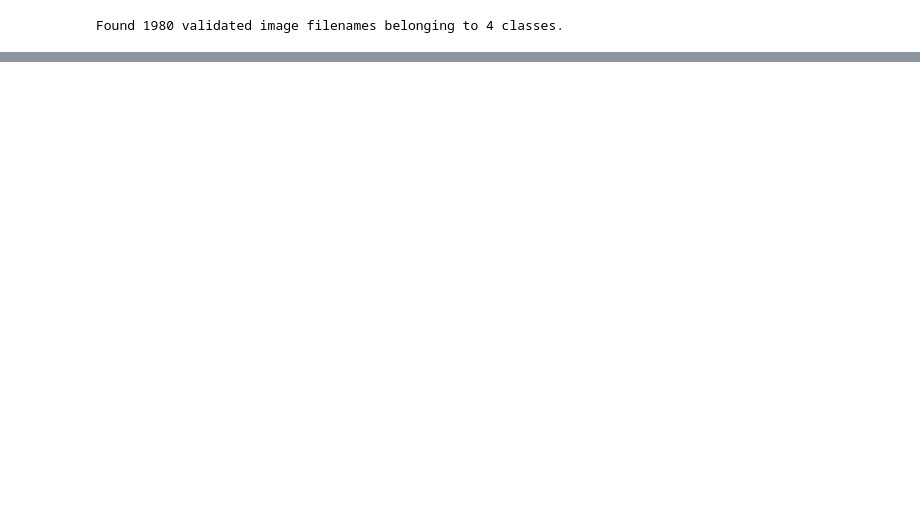
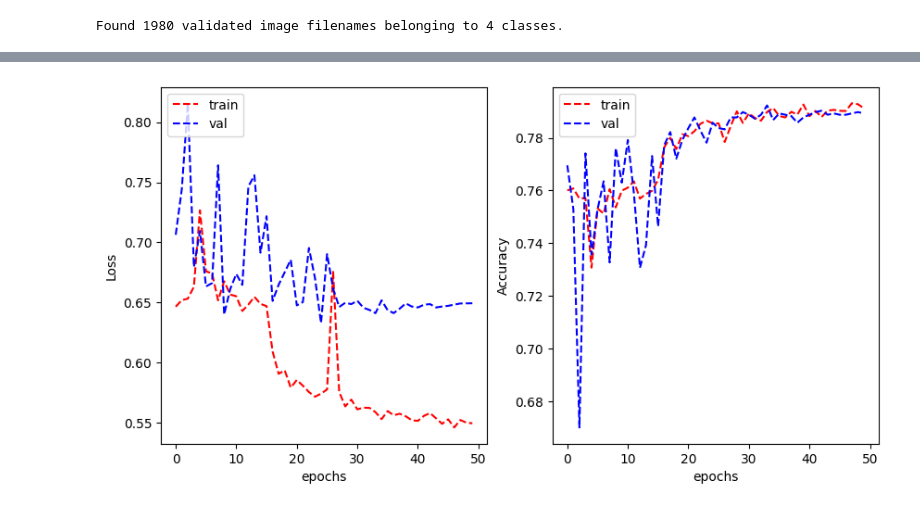
Before and after one commit to sarthakrungta/imageClassifierCNN, a Jupyter notebook: imageClassification.ipynb, the cells around one changed output, grey strips where cells are left out. Cells and saved outputs as stored; diff of their text form; code cells hidden in the pictures; blank space fills up the shorter version.

```diff
--- a/imageClassification.ipynb
+++ b/imageClassification.ipynb
@@ -508,0 +507,25 @@ prediction shape: (1980, 4)
+# %%
+combined_data['cellType'] = combined_data['cellType'].astype('str')
+val_data['cellType'] = val_data['cellType'].astype('str')
+
+combined_datagen = ImageDataGenerator(rescale=1./255, data_format='channels_last', rotation_range=30, width_shift_range=0.15,
+                                   height_shift_range=0.15)
+batch_size = 32
+
+combined_generator = combined_datagen.flow_from_dataframe(
+        dataframe=combined_data,
+        directory='./patch_images',
+        x_col= "ImageName",
+        y_col="cellType",
+        target_size=(27, 27),
+        batch_size=batch_size,
+        class_mode='categorical')
+
+validation_generator = val_datagen.flow_from_dataframe(
+        dataframe=val_data,
+        directory='./patch_images',
+        x_col= "ImageName",
+        y_col="cellType",
+        target_size=(27, 27),
+        batch_size=batch_size,
+        class_mode='categorical')
@@ -508,0 +535,14 @@ prediction shape: (1980, 4)
+# %%
+model.compile(optimizer=Adam(),
+              loss=loss,
+              metrics=['categorical_accuracy', 'mse'])
+# %%
+history_combined = model.fit(
+    combined_generator,
+    steps_per_epoch=len(combined_generator),
+    epochs=50,
+    validation_data=validation_generator,
+    validation_steps=len(validation_generator),
+    class_weight=class_weights,
+    shuffle=True,
+    callbacks=[learn_control, checkpoint])
@@ -509,3 +567,9 @@ prediction shape: (1980, 4)
+# %%
+plot_learning_curve(history_combined.history['loss'], history_combined.history['val_loss'],
+                    history_combined.history['categorical_accuracy'], history_combined.history['val_categorical_accuracy'],
+                    metric_name='Accuracy')
+# %% [output]
+[figure, added]
 # %%
 import numpy as np
 from sklearn.model_selection import train_test_split
```
Also changed, not shown: parts of 25 cells of this notebook, 1 other file.
